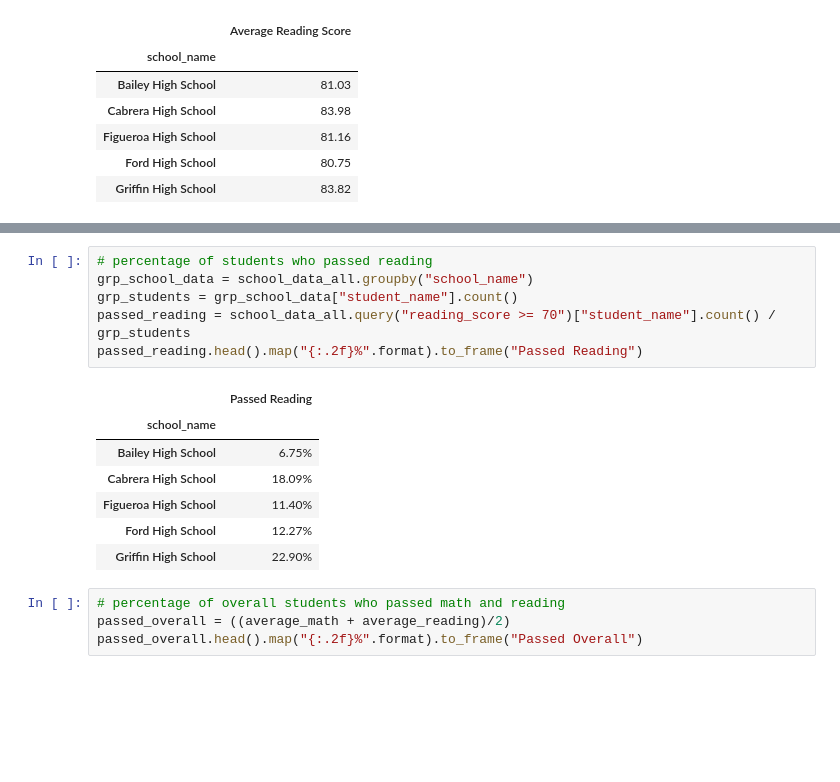
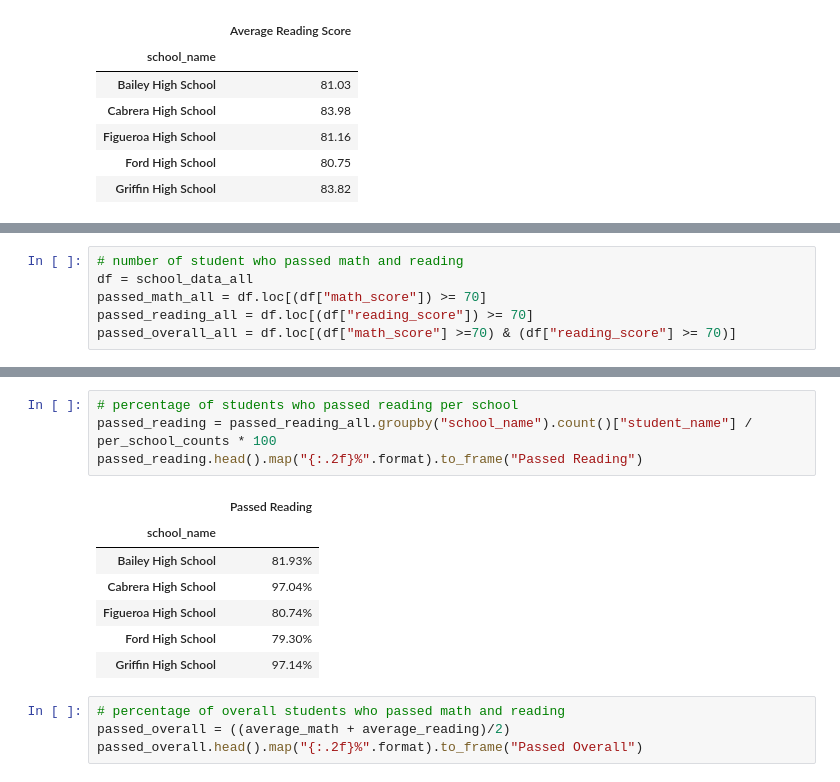
Before and after one commit to baronsgit/pandas-challenge, a Jupyter notebook: PyCitySchools/main.ipynb, the cells around one changed output, grey strips where cells are left out. Saved outputs shown, nothing was run; the diff lists cells and outputs as text; blank space fills up the shorter version.

Commit message:
updated math and reading percentage score error

```diff
--- a/PyCitySchools/main.ipynb
+++ b/PyCitySchools/main.ipynb
@@ -202,0 +195,6 @@ passed_math.head().map("{:.2f}%".format).to_frame("Passed Math")
+# %%
+# number of student who passed math and reading
+df = school_data_all
+passed_math_all = df.loc[(df["math_score"]) >= 70]
+passed_reading_all = df.loc[(df["reading_score"]) >= 70]
+passed_overall_all = df.loc[(df["math_score"] >=70) & (df["reading_score"] >= 70)]
@@ -203,17 +213,15 @@ passed_math.head().map("{:.2f}%".format).to_frame("Passed Math")
 # %%
-# percentage of students who passed reading
-grp_school_data = school_data_all.groupby("school_name")
-grp_students = grp_school_data["student_name"].count()
-passed_reading = school_data_all.query("reading_score >= 70")["student_name"].count() / grp_students
+# percentage of students who passed reading per school
+passed_reading = passed_reading_all.groupby("school_name").count()["student_name"] / per_school_counts * 100
 passed_reading.head().map("{:.2f}%".format).to_frame("Passed Reading")
 # %% [output]
 |  | Passed Reading |
 | school_name |  |
-| Bailey High School | 6.75% |
-| Cabrera High School | 18.09% |
-| Figueroa High School | 11.40% |
-| Ford High School | 12.27% |
-| Griffin High School | 22.90% |
+| Bailey High School | 81.93% |
+| Cabrera High School | 97.04% |
+| Figueroa High School | 80.74% |
+| Ford High School | 79.30% |
+| Griffin High School | 97.14% |
 # %%
 # percentage of overall students who passed math and reading
 passed_overall = ((average_math + average_reading)/2)
```
Also changed, not shown: parts of 5 cells of this notebook.
